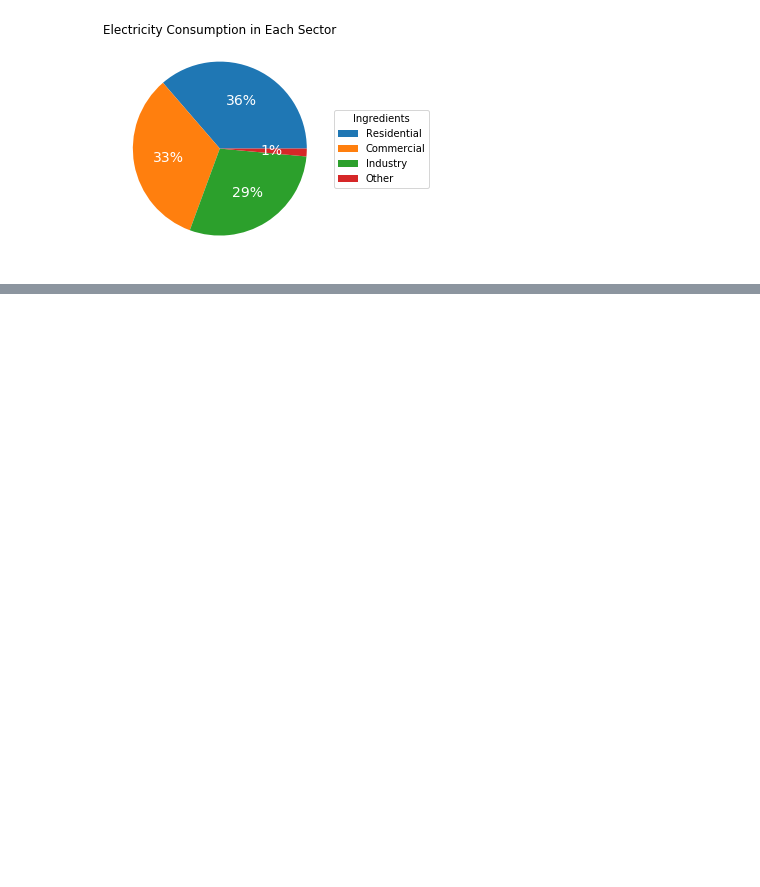
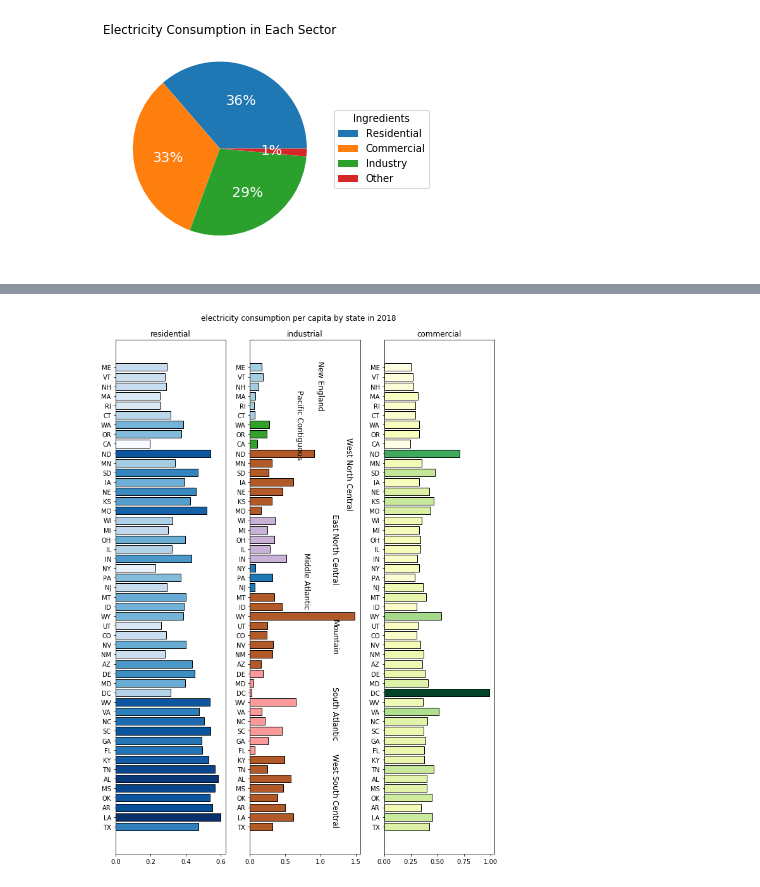
Before and after one commit to worasom/energy_sale_rev, a Jupyter notebook: EPA_energy_data.ipynb, the cells around one changed output, grey strips where cells are left out. Saved outputs shown, nothing was run; the diff lists cells and outputs as text; code cells hidden in the pictures; blank space fills up the shorter version.

```diff
--- a/EPA_energy_data.ipynb
+++ b/EPA_energy_data.ipynb
@@ -90,0 +187,17 @@ Text(0.5, 1.0, 'Electricity Consumption in Each Sector')
+# %%
+# another df groupby 'Region'
+data2 = combine[combine['Year']==2018].copy()
+data2 = data2[['Regions','Latitude','Sale_IND_per_cap']].groupby('Regions',as_index=False).mean()
+# assigned industrial color map
+ind_colors = get_color(data2['Sale_IND_per_cap'],cm.Paired)
+data2['IND_color'] = ind_colors
+# merge with the first data df
+data = data.merge(data2.drop('Sale_IND_per_cap',axis=1),on='Regions')
+# %%
+# sort data
+data = data.sort_values(['Latitude_y','Latitude_x'],ascending=True)
+# %%
+# get color map
+res_colors = get_color(data['Sale_RES_per_cap'])
+ind_colors = data['IND_color'].values
+com_colors = get_color(data['Sale_COM_per_cap'],cm.YlGn)
@@ -90,0 +211,34 @@ Text(0.5, 1.0, 'Electricity Consumption in Each Sector')
+# %%
+fig, ax = plt.subplots(1,3, figsize=(9,12))
+fig.suptitle('electricity consumption per capita by state in 2018',y=1.02)
+ax[0].barh(data['State'],data['Sale_RES_per_cap'],color=res_colors,edgecolor='black')
+ax[0].set_xlabel('residential',size=12)
+ax[0].xaxis.set_label_coords(0.5, 1.02)
+
+ax[2].barh(data['State'],data['Sale_COM_per_cap'],color=com_colors,edgecolor='black')
+ax[2].set_xlabel('commercial',size=12)
+ax[2].xaxis.set_label_coords(0.5, 1.02)
+
+ax[1].barh(data['State'],data['Sale_IND_per_cap'],color=ind_colors,edgecolor='black')
+ax[1].set_xlabel('industrial',size=12)
+ax[1].xaxis.set_label_coords(0.5, 1.02)
+
+ax[1].text(1.2, 7, 'West South Central',
+         {'color': 'k', 'fontsize': 12, 'ha': 'center','rotation':'-90'})
+ax[1].text(1.2, 14, 'South Atlantic',
+         {'color': 'k', 'fontsize': 12, 'ha': 'center','rotation':'-90'})
+ax[1].text(1.2, 21, 'Mountain',
+         {'color': 'k', 'fontsize': 12, 'ha': 'center','rotation':'-90'})
+ax[1].text(0.8, 28, 'Middle Atlantic',
+         {'color': 'k', 'fontsize': 12, 'ha': 'center','rotation':'-90'})
+ax[1].text(1.2, 32, 'East North Central',
+         {'color': 'k', 'fontsize': 12, 'ha': 'center','rotation':'-90'})
+ax[1].text(1.4, 40, 'West North Central',
+         {'color': 'k', 'fontsize': 12, 'ha': 'center','rotation':'-90'})
+ax[1].text(0.7, 45, 'Pacific Contiguous',
+         {'color': 'k', 'fontsize': 12, 'ha': 'center','rotation':'-90'})
+ax[1].text(1.0, 48, 'New England',
+         {'color': 'k', 'fontsize': 12, 'ha': 'center','rotation':'-90'})
+plt.tight_layout()
+# %% [output]
+[figure, added]
```
Also changed, not shown: parts of 9 cells of this notebook.
